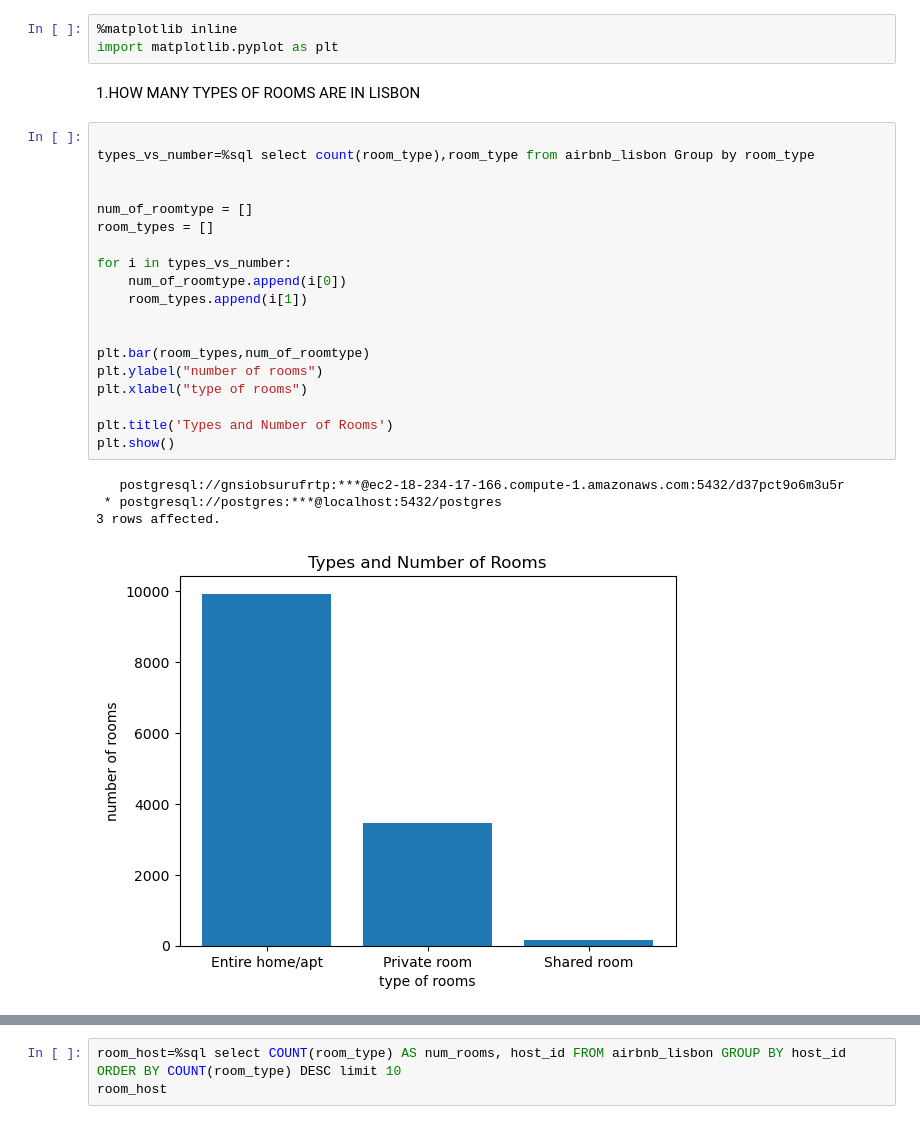
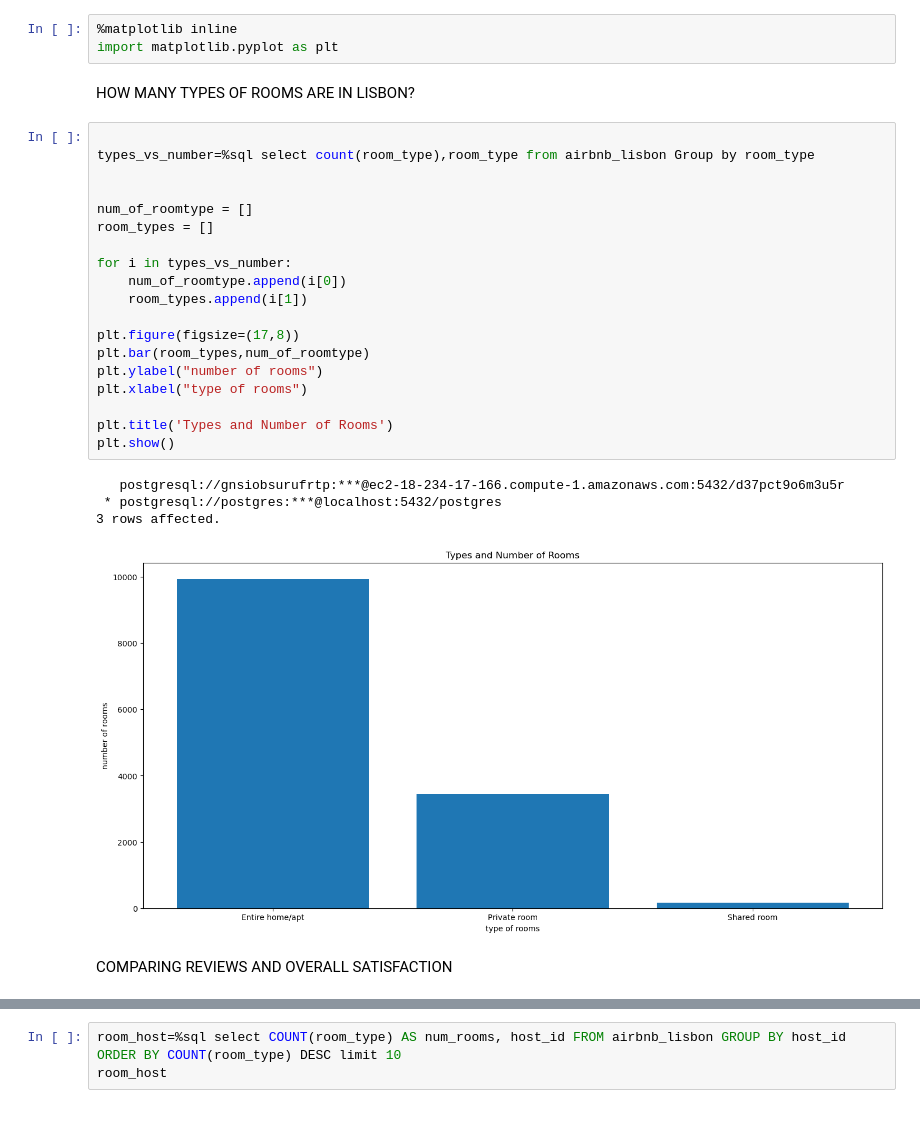
Before and after one commit to The-DigitalAcademy/No_Name-Data-Visualization-and-Analysis---Airbnb_lisbon-, a Jupyter notebook: dataset_airBnB.ipynb, the cells around one changed output, grey strips where cells are left out. Cells and saved outputs as stored; diff of their text form.

Commit message:
added graphs and modified project

```diff
--- a/dataset_airBnB.ipynb
+++ b/dataset_airBnB.ipynb
@@ -112,28 +126,30 @@ VIEWING THE FIRST 10 ROWS AFTER REMOVING NULL VALUES AND UNWANTED COLUMNS
 %matplotlib inline
 import matplotlib.pyplot as plt
 # %% [markdown]
-1.HOW MANY TYPES OF ROOMS ARE IN LISBON
+HOW MANY TYPES OF ROOMS ARE IN LISBON?
 # %%
 
 types_vs_number=%sql select count(room_type),room_type from airbnb_lisbon Group by room_type
 
 
 num_of_roomtype = []
 room_types = []
 
 for i in types_vs_number:
     num_of_roomtype.append(i[0])
     room_types.append(i[1])
 
-
+plt.figure(figsize=(17,8))
 plt.bar(room_types,num_of_roomtype)
 plt.ylabel("number of rooms")
 plt.xlabel("type of rooms")
 
 plt.title('Types and Number of Rooms')
 plt.show()
 # %% [output]
    postgresql://gnsiobsurufrtp:***@ec2-18-234-17-166.compute-1.amazonaws.com:5432/d37pct9o6m3u5r
  * postgresql://postgres:***@localhost:5432/postgres
 3 rows affected.
-[figure, old version]
+[figure, new version]
+# %% [markdown]
+COMPARING REVIEWS AND OVERALL SATISFACTION
```
Also changed, not shown: parts of 33 cells of this notebook.
